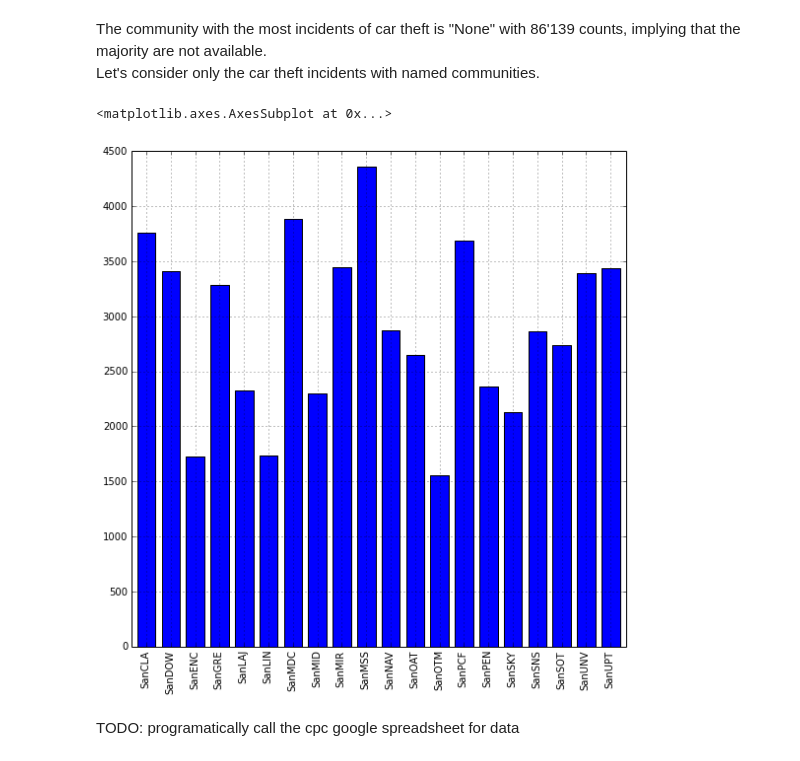
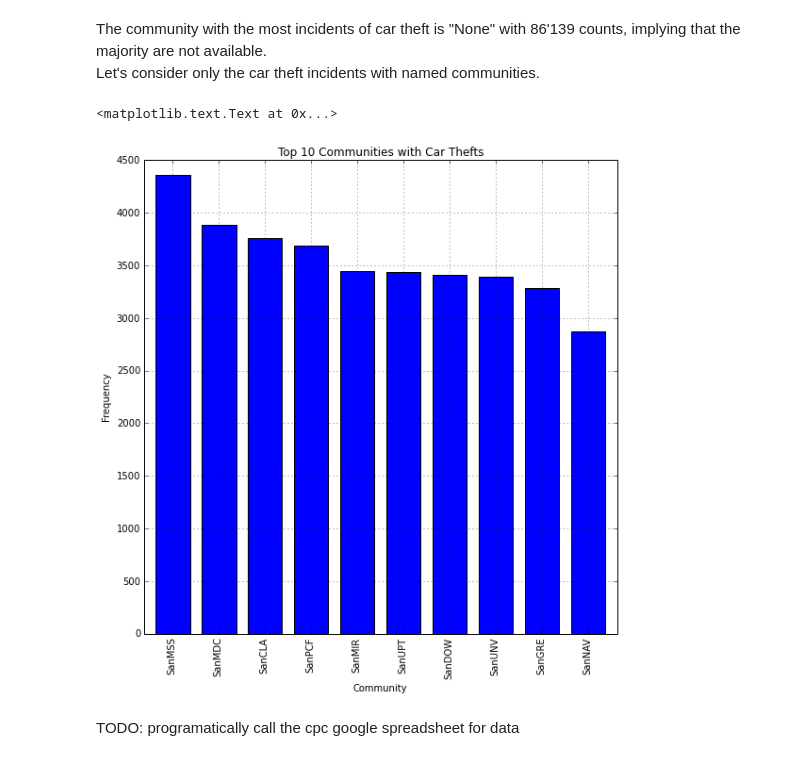
Before and after one commit to kevin11h/SDRDL-Internship-Notebooks, a Jupyter notebook: sd-crime/sd-crime.ipynb, the cells around one changed output. Saved outputs shown, nothing was run; the diff lists cells and outputs as text; code cells hidden in the pictures.

```diff
--- a/sd-crime/sd-crime.ipynb
+++ b/sd-crime/sd-crime.ipynb
@@ -6,8 +6,7 @@ import numpy as np
 import matplotlib.pyplot as plt
 import matplotlib as mpl
 %matplotlib inline
-mpl.rc('figure', figsize=(9, 9))
-from collections import Counter
 from IPython.core.display import HTML, Javascript
 from dateutil import parser
 from datetime import time
+from calendar import day_abbr
@@ -17,20 +26,24 @@ df = pd.read_csv('incidents-5y.csv')
 # %% [markdown]
 ## 1. Communites Ranked by Car Theft
 # %%
-TOP = 20
+TOP = 10
 contains_car_thefts = df["type"].isin(["VEHICLE BREAK-IN/THEFT", "MOTOR VEHICLE THEFT"])
-car_theft_incidents = df[df.columns][contains_car_thefts]
+car_theft_incidents = df[contains_car_thefts]
 communities_with_car_theft = car_theft_incidents["community"]
-top_communities_with_car_theft_frequencies = dict(Counter(communities_with_car_theft).most_common(TOP+1))
+top_communities_with_car_theft_frequencies = communities_with_car_theft.value_counts()
 # %% [markdown]
 The community with the most incidents of car theft is "None" with 86'139 counts, implying that the majority are not available.<br />
 Let's consider only the car theft incidents with named communities.
-# %%
-top_communities_with_car_theft_frequencies.pop("NONE", None)
-pd.Series(top_communities_with_car_theft_frequencies).plot(kind="bar")
-# %% [output]
-<matplotlib.axes.AxesSubplot at 0x...>
-[figure, removed]
+# %%
+top_communities_with_car_theft_frequencies = top_communities_with_car_theft_frequencies[1:TOP+1]
+axis = pd.Series(top_communities_with_car_theft_frequencies).plot(kind="bar")
+plt.gcf().set_size_inches((9, 9))
+axis.set_title("Top %d Communities with Car Thefts" % TOP)
+axis.set_xlabel("Community")
+axis.set_ylabel("Frequency")
+# %% [output]
+<matplotlib.text.Text at 0x...>
+[figure, added]
 # %%
 crc_codes = [
     'SndSDO',
```
Also changed, not shown: parts of 15 cells of this notebook.
